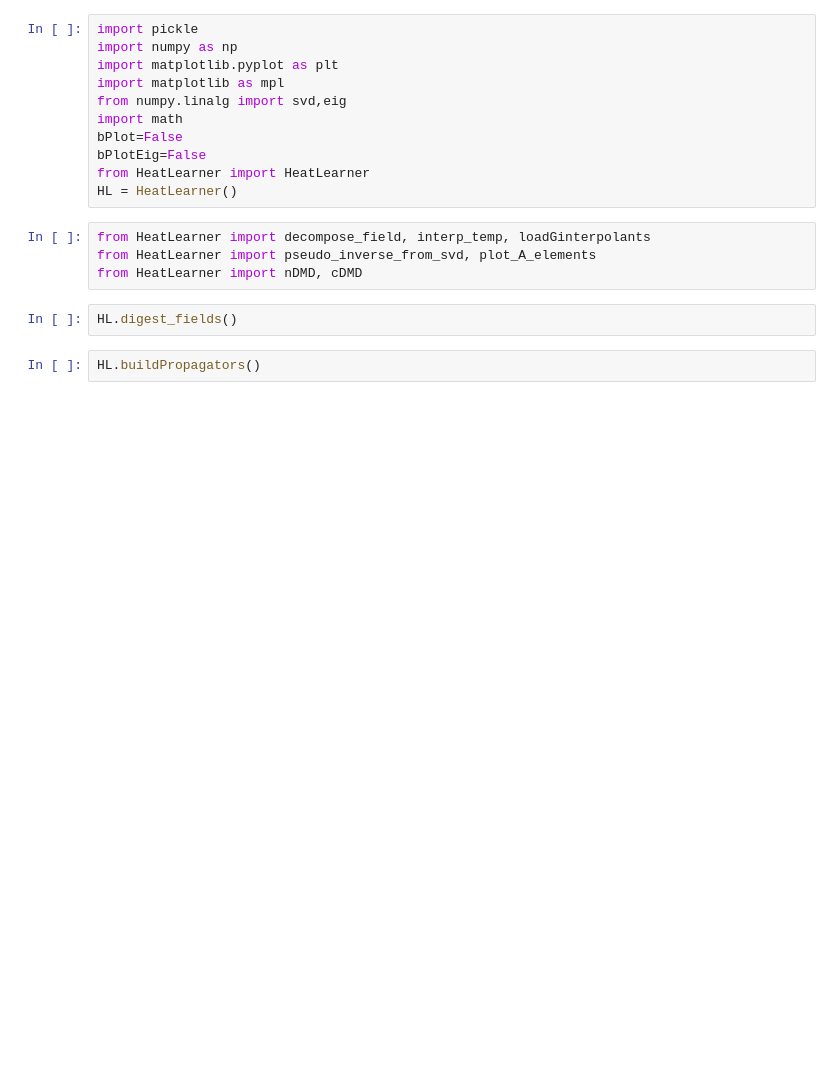
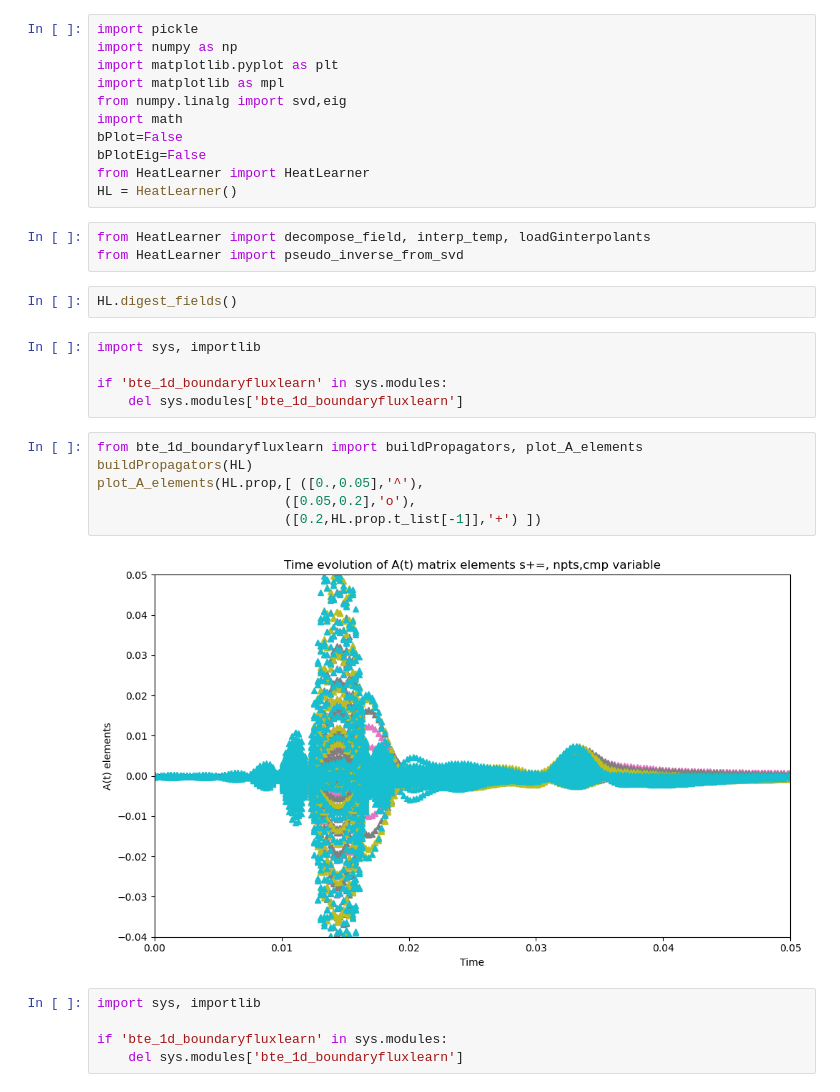
Before and after one commit to EricPgh/heatlearn, a Jupyter notebook: bte_1d_boundary.ipynb, the cells around one changed output. Saved outputs shown, nothing was run; the diff lists cells and outputs as text; blank space fills up the shorter version.

Commit message:
progress capture, integrate seems to hang but propagators look decent

```diff
--- a/bte_1d_boundary.ipynb
+++ b/bte_1d_boundary.ipynb
@@ -11,11 +11,26 @@ from HeatLearner import HeatLearner
 HL = HeatLearner()
 # %%
 from HeatLearner import decompose_field, interp_temp, loadGinterpolants
-from HeatLearner import pseudo_inverse_from_svd, plot_A_elements
-from HeatLearner import nDMD, cDMD
+from HeatLearner import pseudo_inverse_from_svd
 # %%
 HL.digest_fields()
+# %%
+import sys, importlib
+
+if 'bte_1d_boundaryfluxlearn' in sys.modules:
+    del sys.modules['bte_1d_boundaryfluxlearn']
 # %%
-HL.buildPropagators()
+from bte_1d_boundaryfluxlearn import buildPropagators, plot_A_elements
+buildPropagators(HL)
+plot_A_elements(HL.prop,[ ([0.,0.05],'^'),
+                        ([0.05,0.2],'o'),
+                        ([0.2,HL.prop.t_list[-1]],'+') ])
+# %% [output]
+[figure, added]
+# %%
+import sys, importlib
+
+if 'bte_1d_boundaryfluxlearn' in sys.modules:
+    del sys.modules['bte_1d_boundaryfluxlearn']
 # %%
 from bte_1d_boundaryfluxlearn import integrate
```
Also changed, not shown: parts of 1 cell of this notebook, 2 other files.
